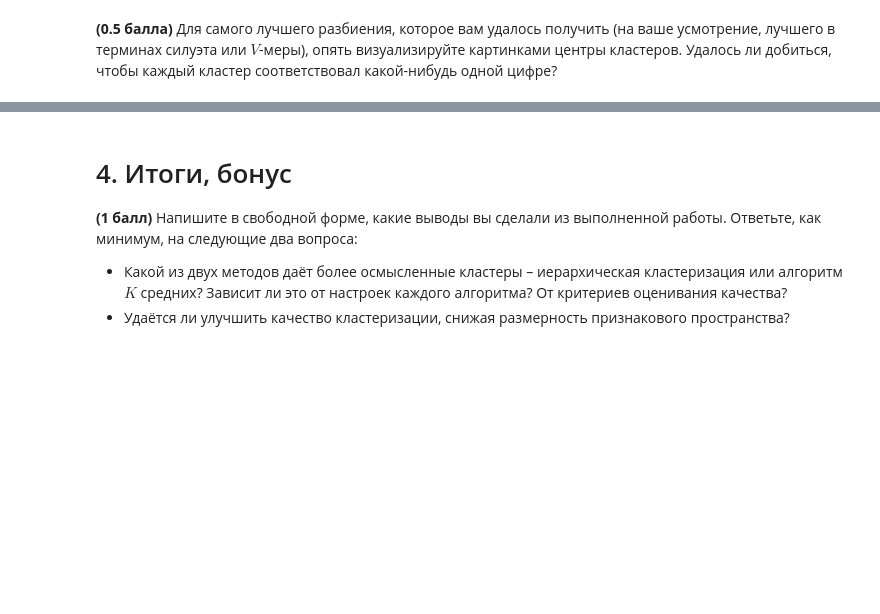
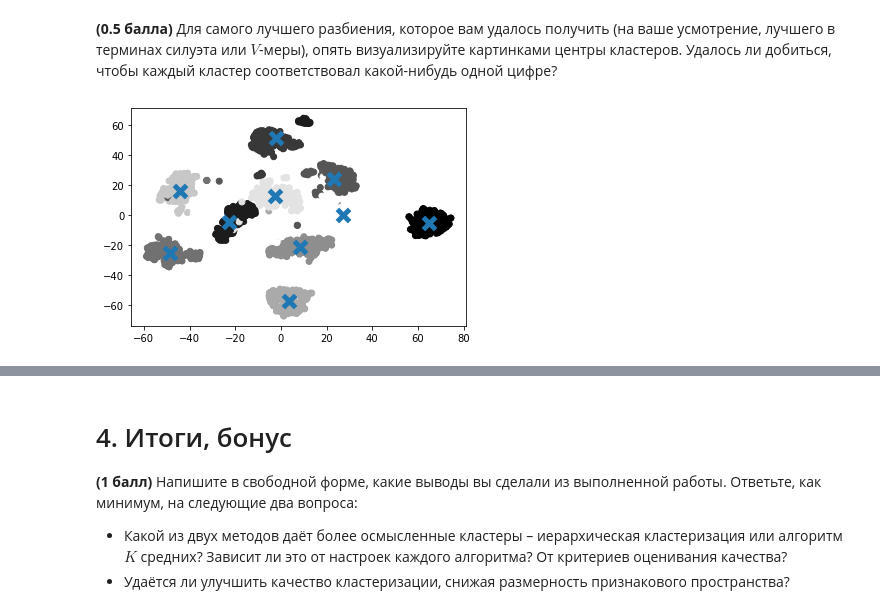
Before and after one commit to YakovGrischenko/rss-ml-intro, a Jupyter notebook: 7_clustering/clustering.ipynb, the cells around one changed output, grey strips where cells are left out. Saved outputs shown, nothing was run; the diff lists cells and outputs as text; code cells hidden in the pictures; blank space fills up the shorter version.

```diff
--- a/7_clustering/clustering.ipynb
+++ b/7_clustering/clustering.ipynb
@@ -361,3 +361,19 @@ kmeans with v_measure_score_function: 0.9116334462095015
 Силует и 𝑉-мера ощутимо улучшились после TSNE
 # %% [markdown]
 **(0.5 балла)** Для самого лучшего разбиения, которое вам удалось получить (на ваше усмотрение, лучшего в терминах силуэта или $V$-меры), опять визуализируйте картинками центры кластеров. Удалось ли добиться, чтобы каждый кластер соответствовал какой-нибудь одной цифре?
+# %%
+agglo_best_labels,agglo_best_model = kmeans_model_factory(X_embedded, 10)
+
+
+centroid = agglo_best_model.cluster_centers_
+
+
+fig, ax1 = plt.subplots(1, 1)
+ax1.scatter(X_embedded[:,0], X_embedded[:,1], c=y*5)
+ax1.scatter(centroid[:,0],centroid[:,1], marker = "x", s=150, linewidths = 5, zorder =10)
+
+
+
+plt.show()
+# %% [output]
+[figure, added]
```
Also changed, not shown: parts of 4 cells of this notebook.
